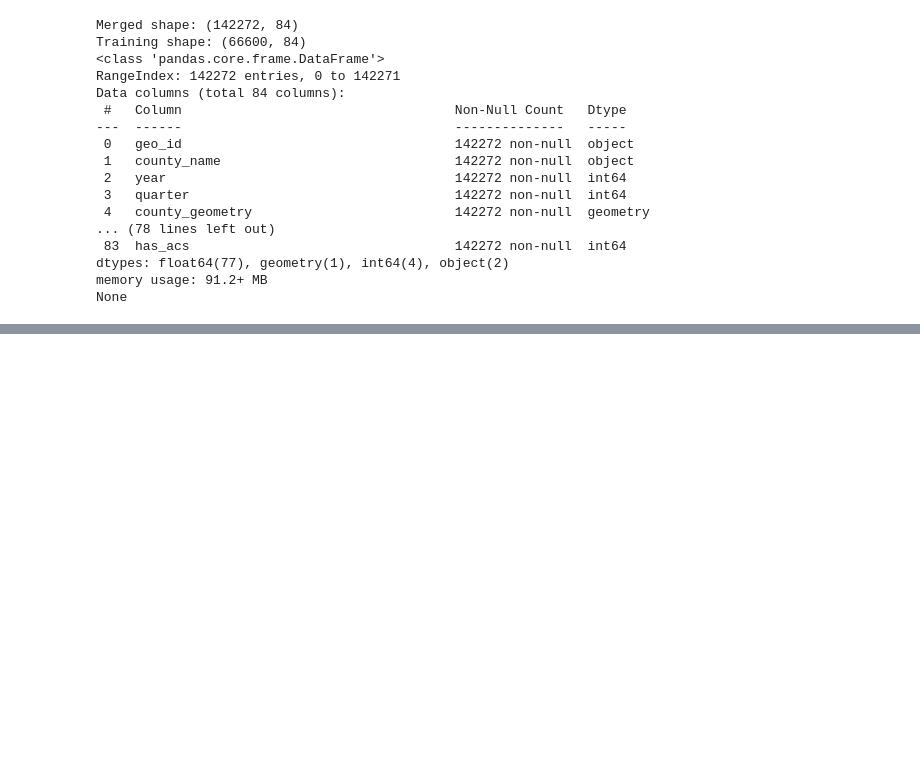
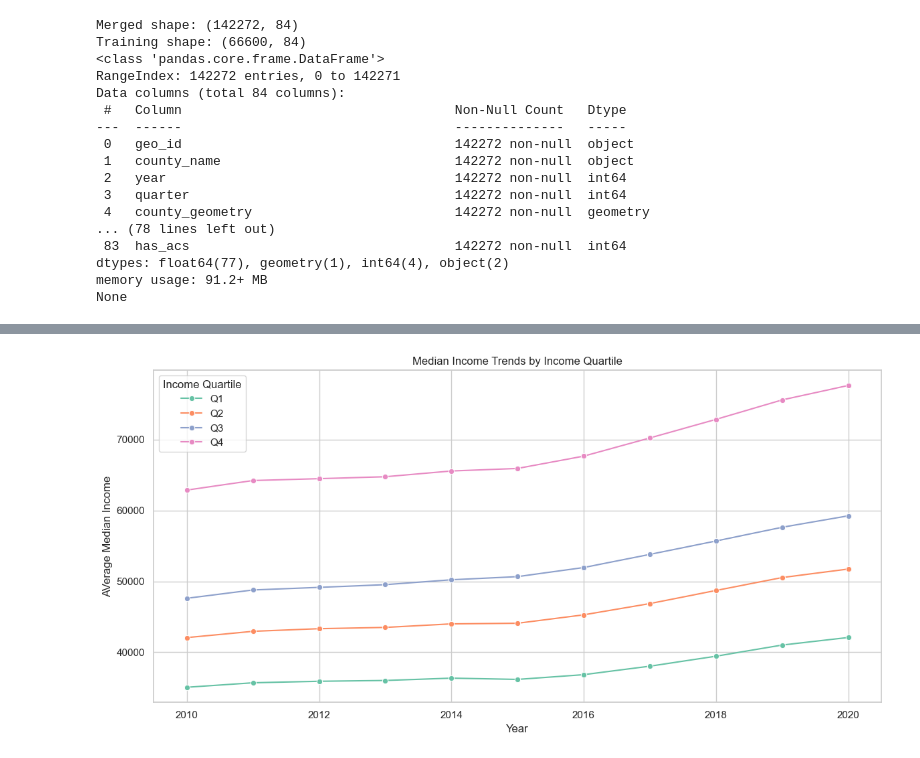
Before and after one commit to iauger/County_Climate_Impact, a Jupyter notebook: Data_Preparation.ipynb, the cells around one changed output, grey strips where cells are left out. Saved outputs shown, nothing was run; the diff lists cells and outputs as text; code cells hidden in the pictures; blank space fills up the shorter version.

```diff
--- a/Data_Preparation.ipynb
+++ b/Data_Preparation.ipynb
@@ -378,0 +392,28 @@ plt.show()
+# %%
+training_data["income_quartile"] = training_data.groupby("year")["median_income"].transform(
+    lambda x: pd.qcut(x, q=4, labels=["Q1", "Q2", "Q3", "Q4"])
+)
+
+quartile_trends = (
+    training_data.groupby(["year", "income_quartile"])["median_income"].mean().reset_index()
+)
+
+plt.figure(figsize=(12,6))
+sns.lineplot(
+    data=quartile_trends,
+    x="year",
+    y="median_income",
+    hue="income_quartile",
+    palette="Set2",
+    marker="o"
+)
+
+plt.title("Median Income Trends by Income Quartile")
+plt.xlabel("Year")
+plt.ylabel("AVerage Median Income")
+plt.grid(True)
+plt.legend(title="Income Quartile", loc="upper left")
+plt.tight_layout()
+plt.show()
+# %% [output]
+[figure, added]
```
Also changed, not shown: parts of 1 cell of this notebook.
